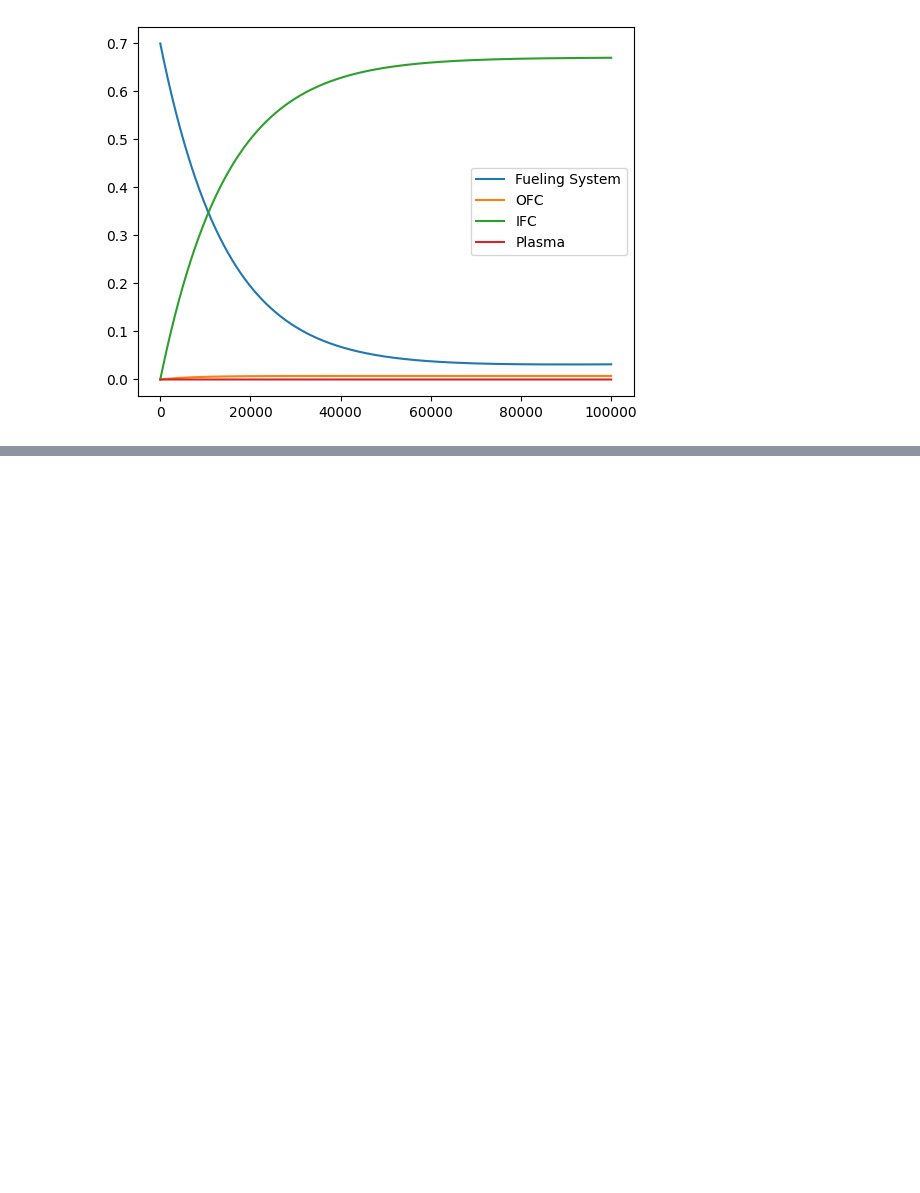
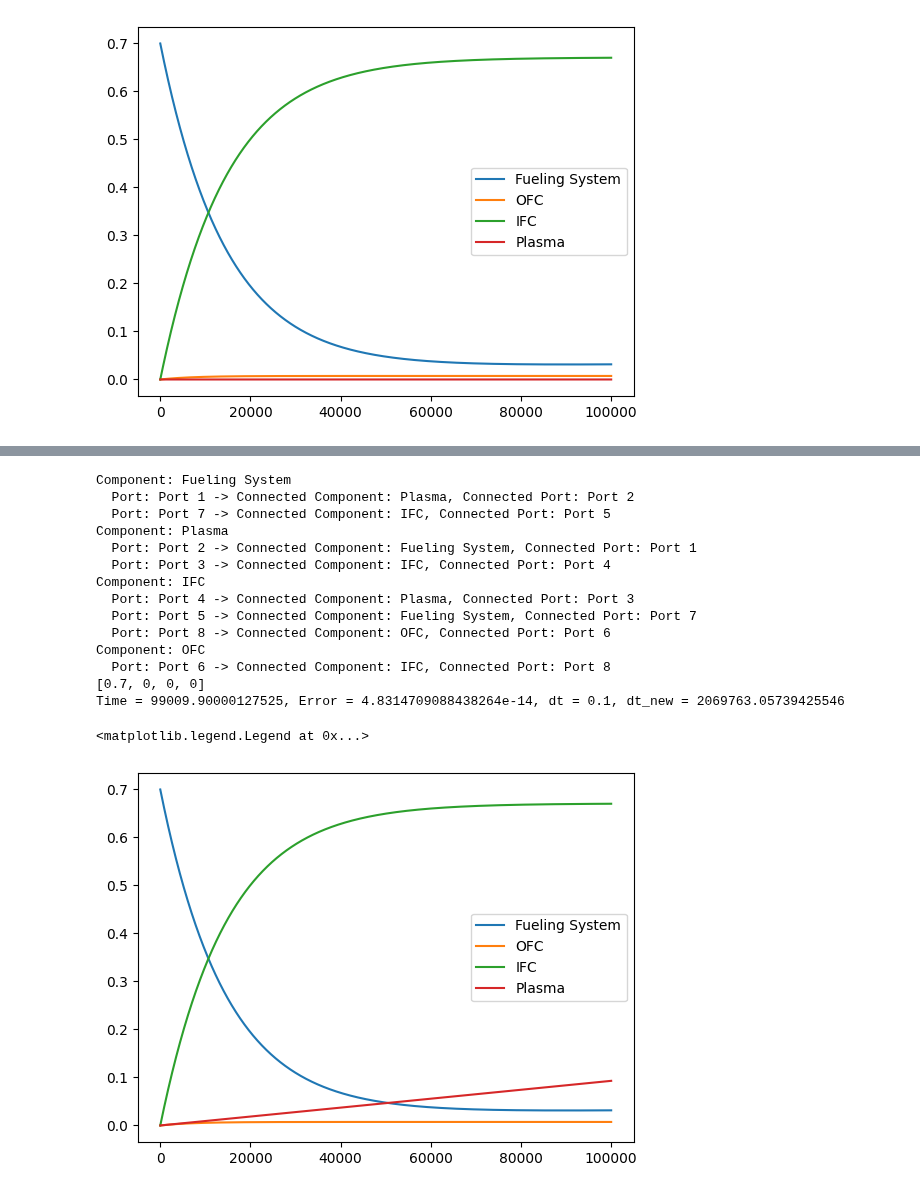
Before and after one commit to gabriele-ferrero/TRIOMA, a Jupyter notebook: test.ipynb, the cells around one changed output, grey strips where cells are left out. Drawn from its saved outputs; the diff is of its cells as text; code cells hidden in the pictures; blank space fills up the shorter version.

```diff
--- a/test.ipynb
+++ b/test.ipynb
@@ -288,0 +345,64 @@ Error: Tritium inventory in Fueling System is below zero.
+# %%
+from fuelingSystem import FuelingSystem
+from component import Component
+from plasma import Plasma
+from componentMap import ComponentMap
+from matplotlib import pyplot as plt
+from simulate import Simulate
+from utils import visualize_connections
+
+LAMBDA = 1.73e-9 # Decay constant for tritium
+N_burn = 9.3e-7 # Tritium burn rate in the plasma
+TBR = 1.1
+tau_ofc = 2 * 3600
+tau_ifc = 4 * 3600
+I_startup = 0.7
+TBE = 0.02
+
+component1 = FuelingSystem("Fueling System", N_burn, TBE, initial_inventory=I_startup)
+component2 = Component("OFC", tau_ofc, initial_inventory=0, tritium_source=N_burn * TBR)
+component3 = Component("IFC", tau_ifc)
+component4 = Plasma("Plasma", N_burn, TBE)
+port1 = component1.add_output_port("Port 1")
+port2 = component4.add_input_port("Port 2")
+port3 = component4.add_output_port("Port 3")
+port4 = component3.add_input_port("Port 4")
+port5 = component3.add_output_port("Port 5")
+port6 = component2.add_output_port("Port 6")
+port7 = component1.add_input_port("Port 7")
+port8 = component3.add_input_port("Port 8")
+
+component_map = ComponentMap()
+component_map.add_component(component1)
+component_map.add_component(component2)
+component_map.add_component(component3)
+component_map.add_component(component4)
+component_map.connect_ports(component1, port1, component4, port2)
+component_map.connect_ports(component4, port3, component3, port4)
+component_map.connect_ports(component3, port5, component1, port7)
+component_map.connect_ports(component2, port6, component3, port8)
+component_map.print_connected_map()
+# visualize_connections(component_map)
+
+simulation = Simulate(0.1, 1e5, component_map)
+t, y = simulation.run()
+plt.figure()
+plt.plot(t, y)
+plt.legend(component_map.components.keys())
+# %% [output]
+Component: Fueling System
+  Port: Port 1 -> Connected Component: Plasma, Connected Port: Port 2
+  Port: Port 7 -> Connected Component: IFC, Connected Port: Port 5
+Component: Plasma
+  Port: Port 2 -> Connected Component: Fueling System, Connected Port: Port 1
+  Port: Port 3 -> Connected Component: IFC, Connected Port: Port 4
+Component: IFC
+  Port: Port 4 -> Connected Component: Plasma, Connected Port: Port 3
+  Port: Port 5 -> Connected Component: Fueling System, Connected Port: Port 7
+  Port: Port 8 -> Connected Component: OFC, Connected Port: Port 6
+Component: OFC
+  Port: Port 6 -> Connected Component: IFC, Connected Port: Port 8
+[0.7, 0, 0, 0]
+Time = 99009.90000127525, Error = 4.8314709088438264e-14, dt = 0.1, dt_new = 2069763.05739425546
+<matplotlib.legend.Legend at 0x...>
+[figure, added]
```
Also changed, not shown: parts of 1 cell of this notebook, 3 other files.
